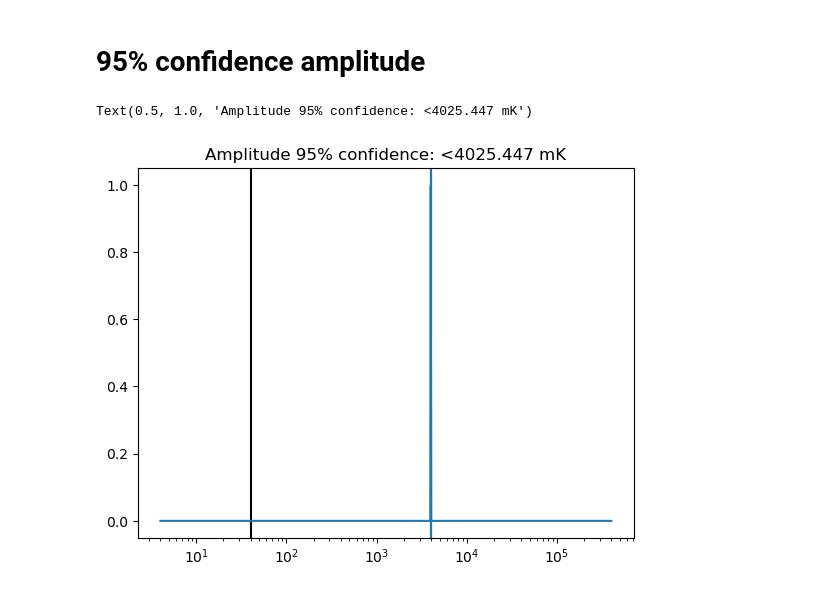
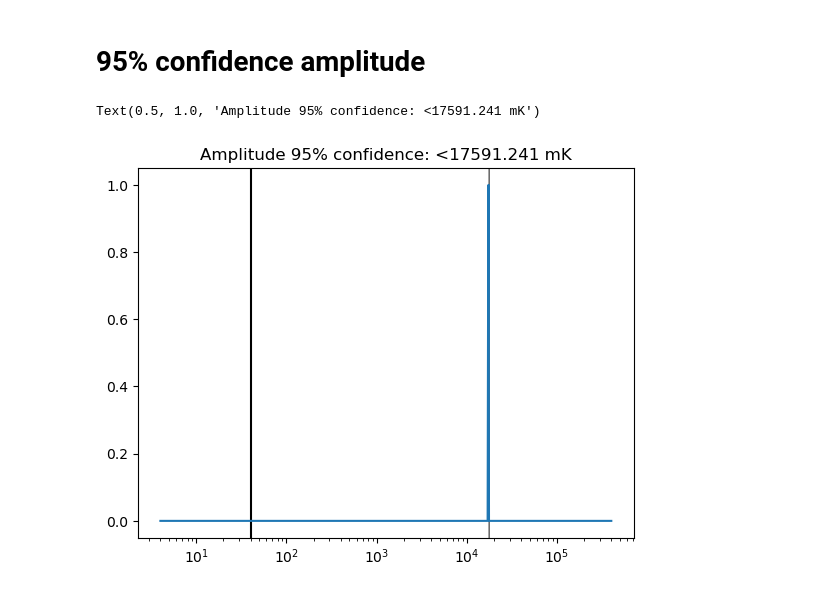
Before and after one commit to rugvedpund/normalizingflows, a Jupyter notebook: table.ipynb, the cells around one changed output. Saved outputs shown, nothing was run; the diff lists cells and outputs as text; code cells hidden in the pictures.

```diff
--- a/table.ipynb
+++ b/table.ipynb
@@ -78,19 +78,20 @@ plt.show()
 # 95% confidence amplitude
 # %%
 args=nf.Args()
-args.noise=0.0
+args.noise=0.1
 args.chromatic=False
 args.combineSigma=''
 args.append='_tcmb100'
 
 s,ll=nf.get_samplesAndLikelihood(args,plot='A')
 quantiles=corner.core.quantile(s[:,0],[0.05,0.5,0.95],weights=nf.exp(ll))
 for x in quantiles:
-    plt.axvline(40*x)
+    plt.axvline(40*x,c='k',alpha=0.5,lw=0.5)
 plt.axvline(40,color='k')
 plt.plot(40*s,nf.exp(ll))
 plt.xscale('log')
+# plt.xlim(3e3,5e3)
 plt.title(f'Amplitude 95% confidence: <{40*quantiles[-1]:.3f} mK')
 # %% [output]
-Text(0.5, 1.0, 'Amplitude 95% confidence: <4025.447 mK')
+Text(0.5, 1.0, 'Amplitude 95% confidence: <17591.241 mK')
-[figure, old version]
+[figure, new version]
```
Also changed, not shown: parts of 2 cells of this notebook, 1 other file.
